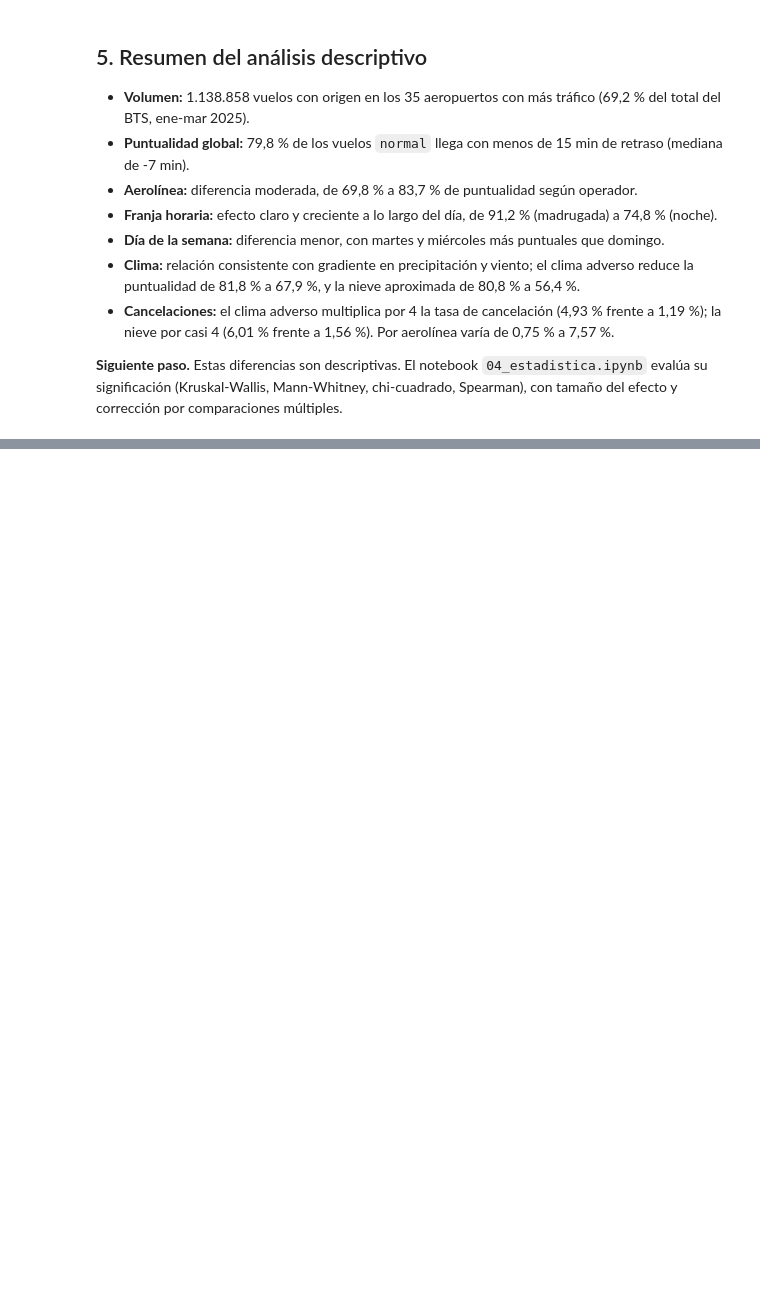
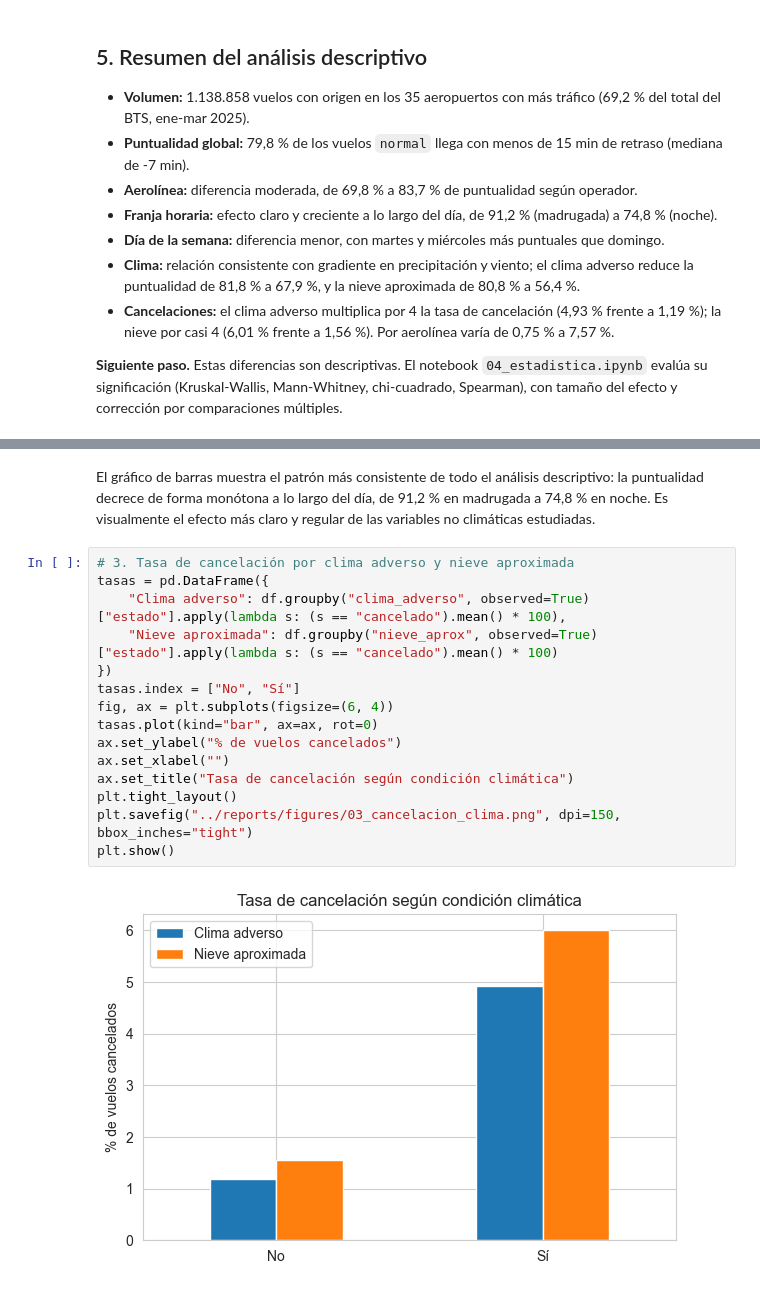
Before and after one commit to mgonzalezbenm/vuelos-clima-eda, a Jupyter notebook: notebooks/03_eda.ipynb, the cells around one changed output, grey strips where cells are left out. Drawn from its saved outputs; the diff is of its cells as text; blank space fills up the shorter version.

```diff
--- a/notebooks/03_eda.ipynb
+++ b/notebooks/03_eda.ipynb
@@ -177,0 +219,19 @@ Con esto se completa el análisis descriptivo: retraso y cancelación caracteriz
+# %% [markdown]
+El gráfico de barras muestra el patrón más consistente de todo el análisis descriptivo: la puntualidad decrece de forma monótona a lo largo del día, de 91,2 % en madrugada a 74,8 % en noche. Es visualmente el efecto más claro y regular de las variables no climáticas estudiadas.
+# %%
+# 3. Tasa de cancelación por clima adverso y nieve aproximada
+tasas = pd.DataFrame({
+    "Clima adverso": df.groupby("clima_adverso", observed=True)["estado"].apply(lambda s: (s == "cancelado").mean() * 100),
+    "Nieve aproximada": df.groupby("nieve_aprox", observed=True)["estado"].apply(lambda s: (s == "cancelado").mean() * 100)
+})
+tasas.index = ["No", "Sí"]
+fig, ax = plt.subplots(figsize=(6, 4))
+tasas.plot(kind="bar", ax=ax, rot=0)
+ax.set_ylabel("% de vuelos cancelados")
+ax.set_xlabel("")
+ax.set_title("Tasa de cancelación según condición climática")
+plt.tight_layout()
+plt.savefig("../reports/figures/03_cancelacion_clima.png", dpi=150, bbox_inches="tight")
+plt.show()
+# %% [output]
+[figure, added]
```
Also changed, not shown: parts of 8 cells of this notebook, 4 other files.
